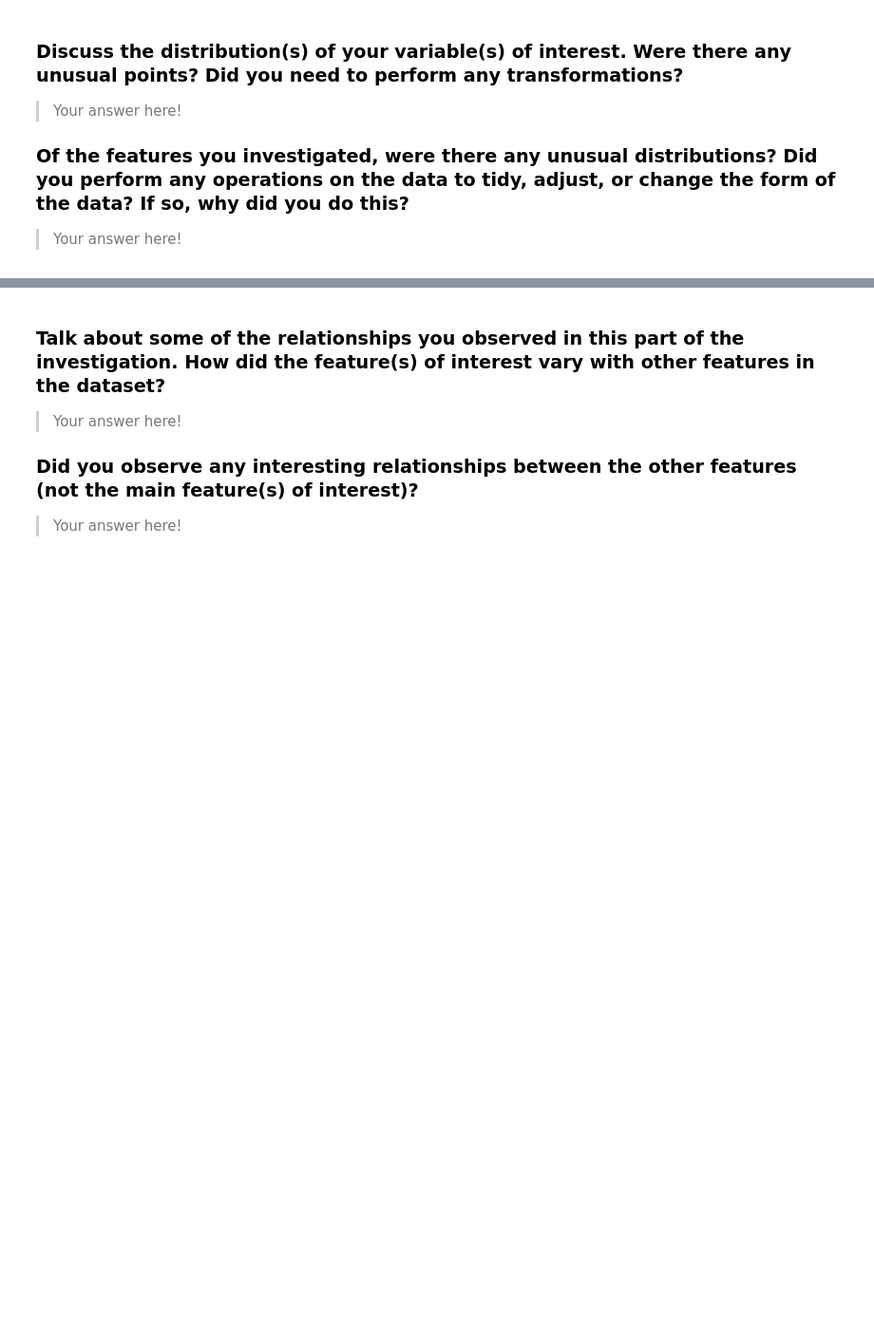
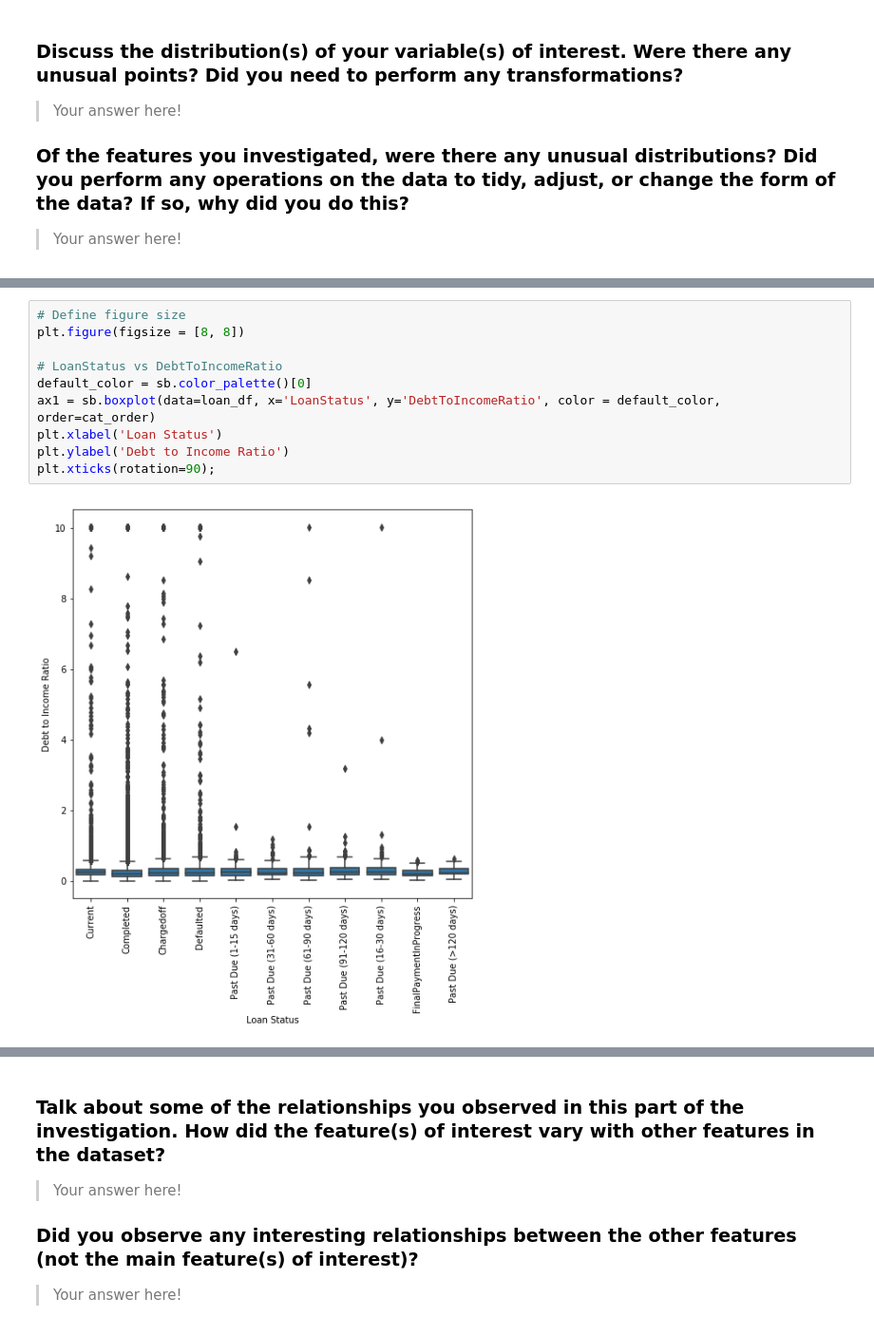
Before and after one commit to Ali-Elganzory/prosper-loans, a Jupyter notebook: prosperLoan_data_exploration.ipynb, the cells around one changed output, grey strips where cells are left out. Shown at 95% size. Cells and saved outputs as stored; diff of their text form; blank space fills up the shorter version.

```diff
--- a/prosperLoan_data_exploration.ipynb
+++ b/prosperLoan_data_exploration.ipynb
@@ -384,0 +460,12 @@ fashion in the previous section (univariate exploration).
+# %%
+# Define figure size
+plt.figure(figsize = [8, 8])
+
+# LoanStatus vs DebtToIncomeRatio
+default_color = sb.color_palette()[0]
+ax1 = sb.boxplot(data=loan_df, x='LoanStatus', y='DebtToIncomeRatio', color = default_color, order=cat_order)
+plt.xlabel('Loan Status')
+plt.ylabel('Debt to Income Ratio')
+plt.xticks(rotation=90);
+# %% [output]
+[figure, added]
```
Also changed, not shown: parts of 26 cells of this notebook.
